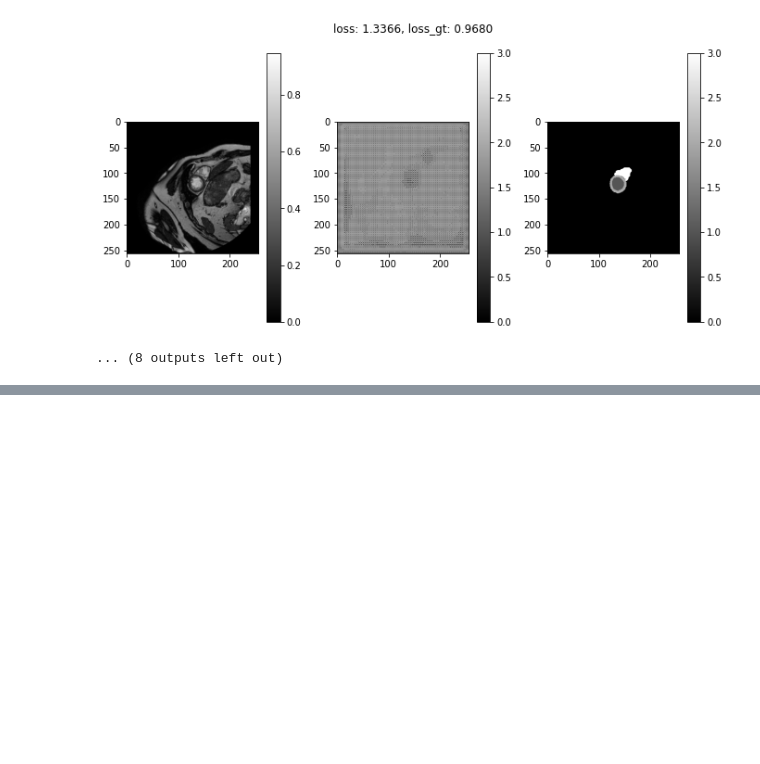
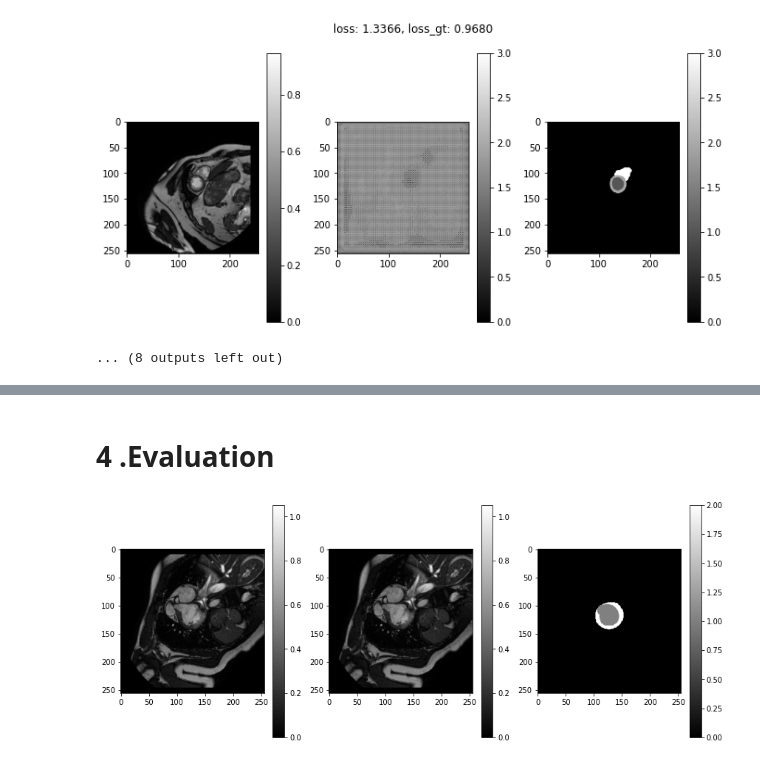
Before and after one commit to 10258392511/SemesterProject1, a Jupyter notebook: run_alternating_opt.ipynb, the cells around one changed output, grey strips where cells are left out. Cells and saved outputs as stored; diff of their text form; code cells hidden in the pictures; blank space fills up the shorter version.

```diff
--- a/run_alternating_opt.ipynb
+++ b/run_alternating_opt.ipynb
@@ -114,0 +104,2 @@ norm_param = "./params/norm_u_net/transfer_12_6_19_12/norm_CE_epoch_3_eval_loss_
+# %% [markdown]
+# 4 .Evaluation
@@ -114,0 +119,6 @@ norm_param = "./params/norm_u_net/transfer_12_6_19_12/norm_CE_epoch_3_eval_loss_
+# %%
+test_ind = np.random.randint(len(test_dataset))
+img, mask = test_dataset[test_ind]
+test_dataset.plot_triple(img[0], img[0], mask[0], figsize=(12, 4.8))
+# %% [output]
+[figure, added]
```
Also changed, not shown: parts of 18 cells of this notebook, 1 other file.
